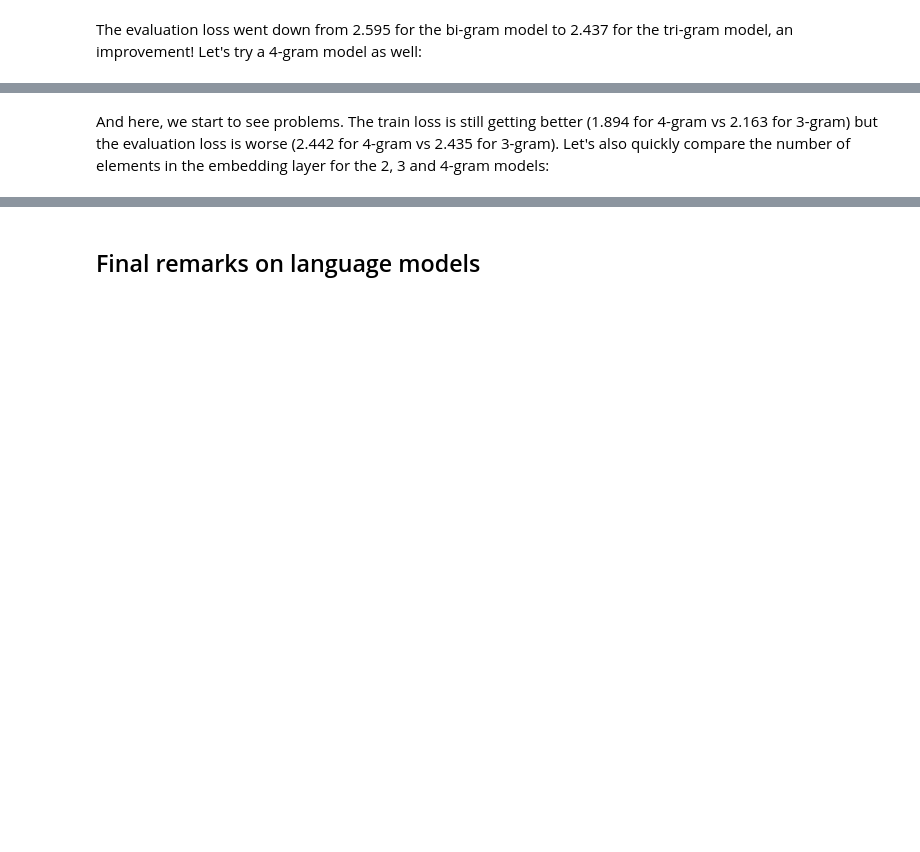
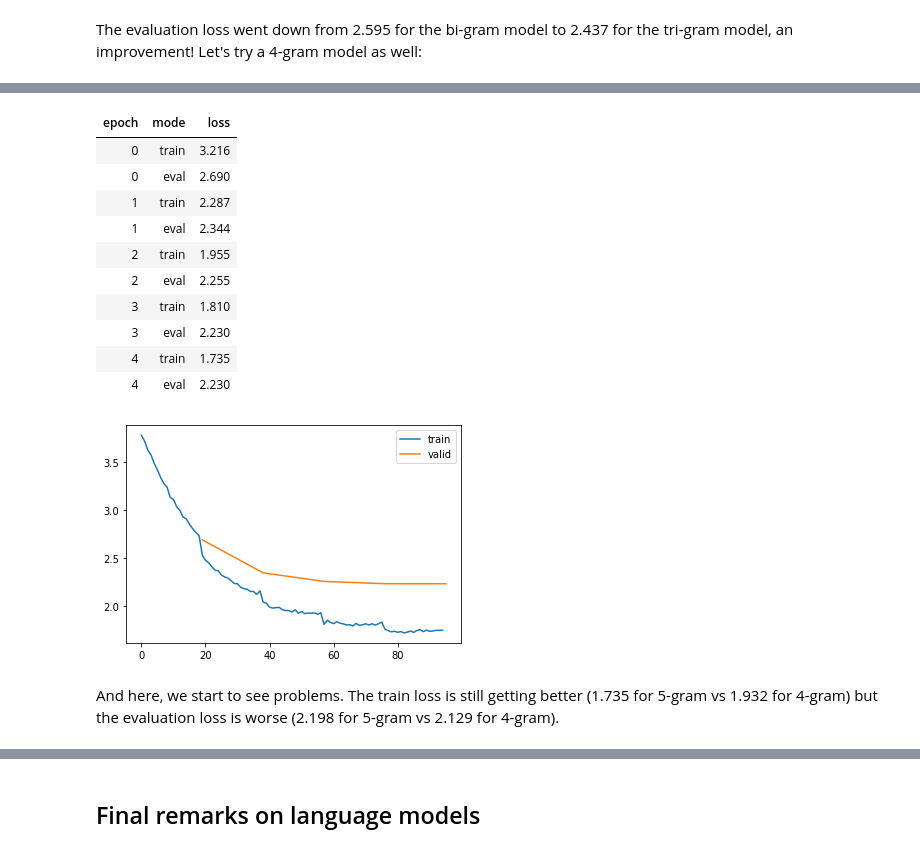
Before and after one commit to lucasvw/lucasvw.github.io, a Jupyter notebook: posts/13_ngram/index.ipynb, the cells around one changed output, grey strips where cells are left out. Cells and saved outputs as stored; diff of their text form; code cells hidden in the pictures; blank space fills up the shorter version.

```diff
--- a/posts/13_ngram/index.ipynb
+++ b/posts/13_ngram/index.ipynb
@@ -425,2 +430,20 @@ l.fit(5, lr=1e-1)
+# %%
+ngram = 5
+num_elem, eval_loss = fit_ngram(ngram)
+num_elems.append(num_elem)
+eval_losses.append(eval_loss)
+# %% [output]
+| epoch | mode | loss |
+| 0 | train | 3.216 |
+| 0 | eval | 2.690 |
+| 1 | train | 2.287 |
+| 1 | eval | 2.344 |
+| 2 | train | 1.955 |
+| 2 | eval | 2.255 |
+| 3 | train | 1.810 |
+| 3 | eval | 2.230 |
+| 4 | train | 1.735 |
+| 4 | eval | 2.230 |
+[figure, added]
 # %% [markdown]
-And here, we start to see problems. The train loss is still getting better (1.894 for 4-gram vs 2.163 for 3-gram) but the evaluation loss is worse (2.442 for 4-gram vs 2.435 for 3-gram). Let's also quickly compare the number of elements in the embedding layer for the 2, 3 and 4-gram models:
+And here, we start to see problems. The train loss is still getting better (1.735 for 5-gram vs 1.932 for 4-gram) but the evaluation loss is worse (2.198 for 5-gram vs 2.129 for 4-gram).
```
Also changed, not shown: parts of 17 cells of this notebook.
